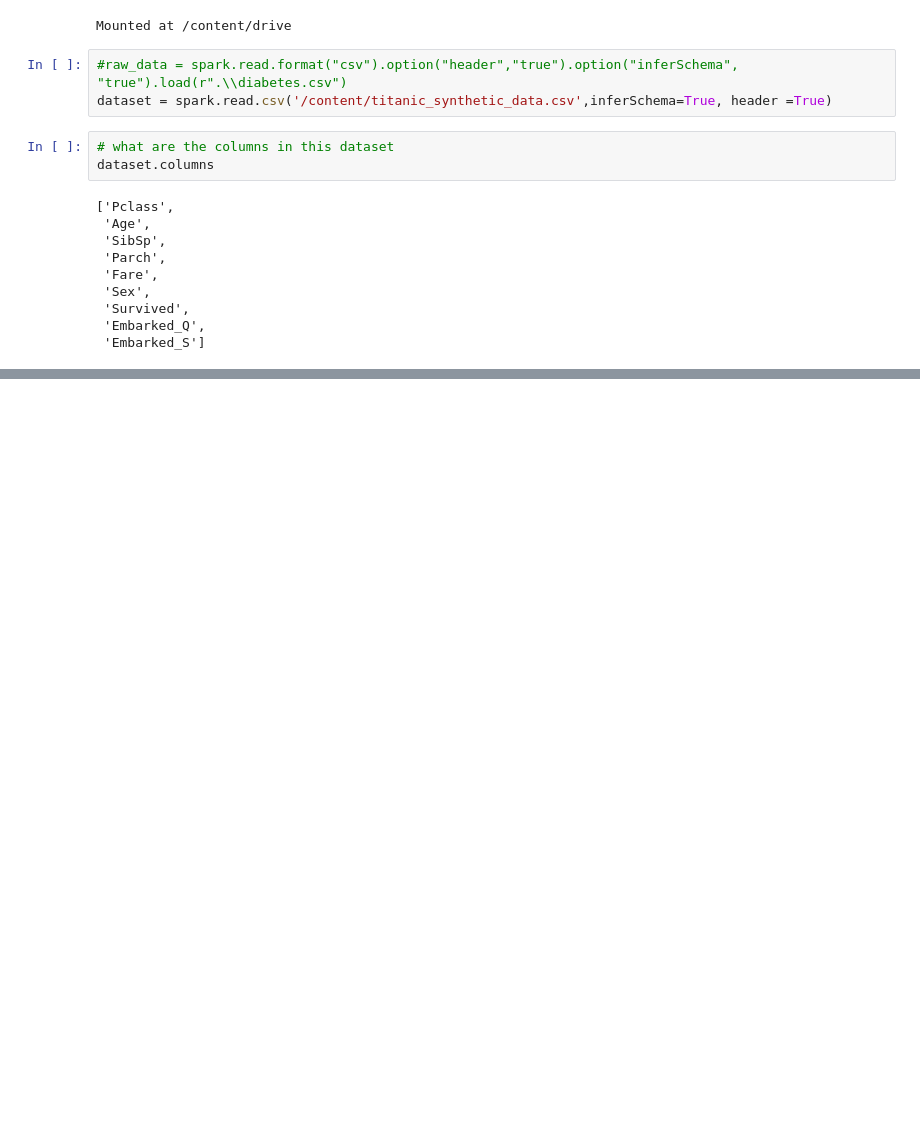
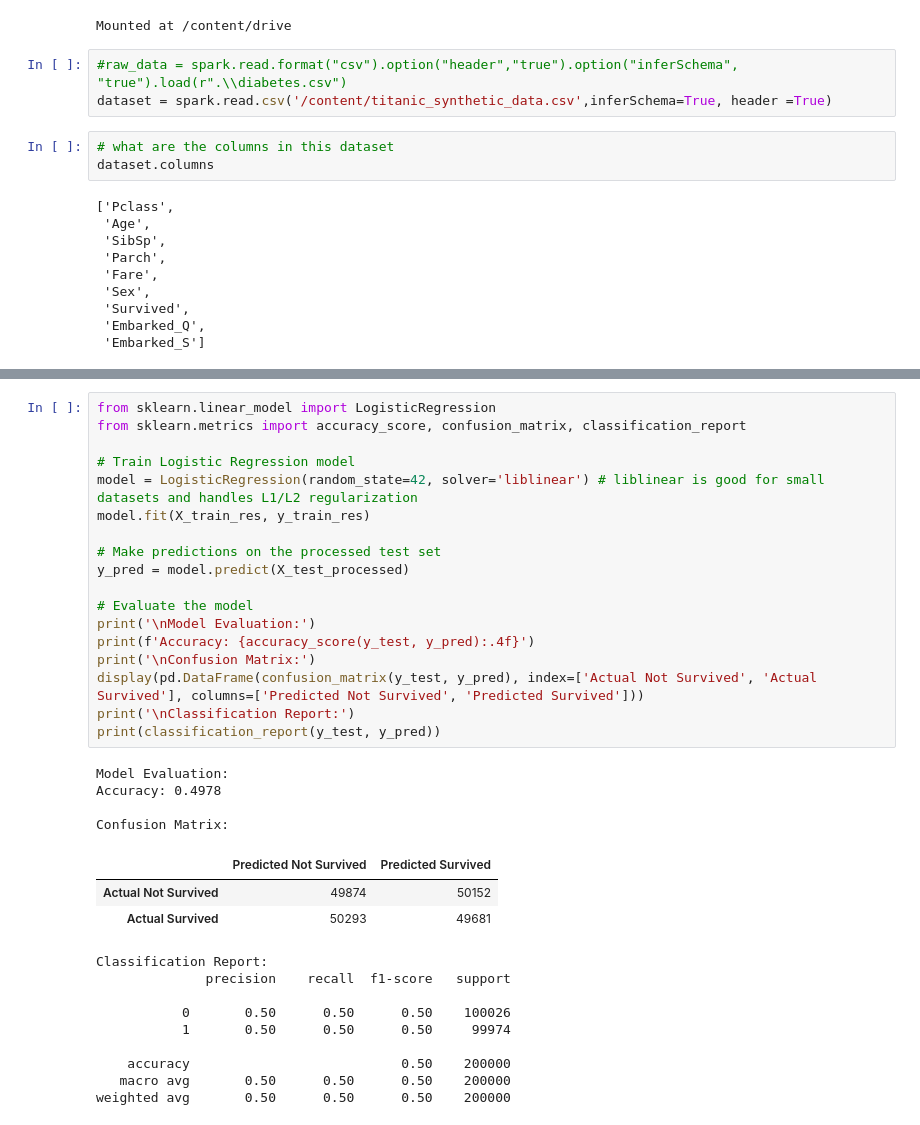
Before and after one commit to Claud1601/CN7030-Assignment, a Jupyter notebook: PortfolioExerciseweek4.ipynb, the cells around one changed output, grey strips where cells are left out. Drawn from its saved outputs; the diff is of its cells as text; blank space fills up the shorter version.

```diff
--- a/PortfolioExerciseweek4.ipynb
+++ b/PortfolioExerciseweek4.ipynb
@@ -36,0 +388,35 @@ dataset.columns
+# %%
+from sklearn.linear_model import LogisticRegression
+from sklearn.metrics import accuracy_score, confusion_matrix, classification_report
+
+# Train Logistic Regression model
+model = LogisticRegression(random_state=42, solver='liblinear') # liblinear is good for small datasets and handles L1/L2 regularization
+model.fit(X_train_res, y_train_res)
+
+# Make predictions on the processed test set
+y_pred = model.predict(X_test_processed)
+
+# Evaluate the model
+print('\nModel Evaluation:')
+print(f'Accuracy: {accuracy_score(y_test, y_pred):.4f}')
+print('\nConfusion Matrix:')
+display(pd.DataFrame(confusion_matrix(y_test, y_pred), index=['Actual Not Survived', 'Actual Survived'], columns=['Predicted Not Survived', 'Predicted Survived']))
+print('\nClassification Report:')
+print(classification_report(y_test, y_pred))
+# %% [output]
+Model Evaluation:
+Accuracy: 0.4978
+
+Confusion Matrix:
+|  | Predicted Not Survived | Predicted Survived |
+| Actual Not Survived | 49874 | 50152 |
+| Actual Survived | 50293 | 49681 |
+Classification Report:
+              precision    recall  f1-score   support
+
+           0       0.50      0.50      0.50    100026
+           1       0.50      0.50      0.50     99974
+
+    accuracy                           0.50    200000
+   macro avg       0.50      0.50      0.50    200000
+weighted avg       0.50      0.50      0.50    200000
```
Also changed, not shown: parts of 19 cells of this notebook.
